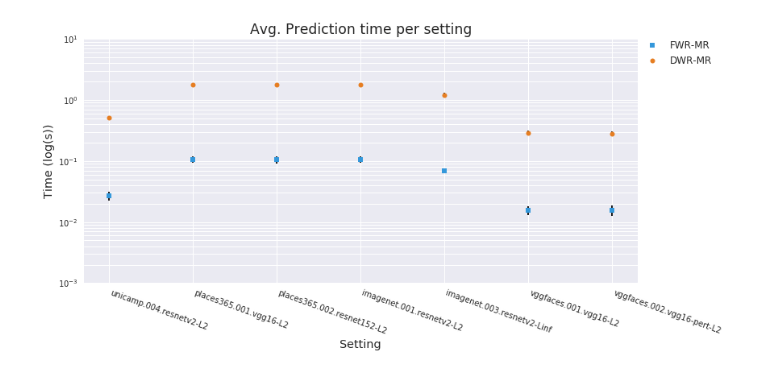
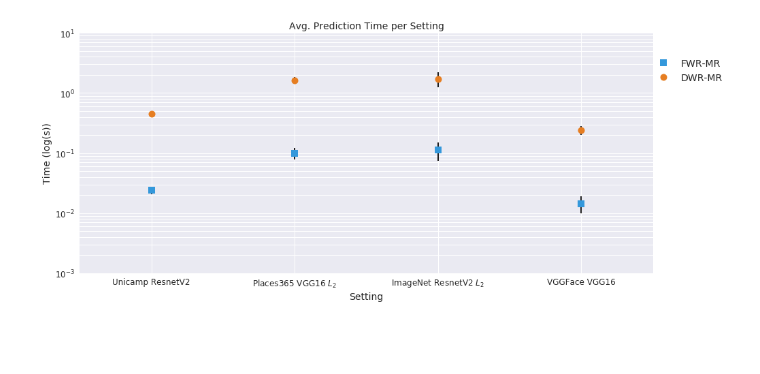
Before and after one commit to alberto-oliveira/ret-mr-learning, a Jupyter notebook: source/notebooks/stat-mr_timing.ipynb, the cells around one changed output. Saved outputs shown, nothing was run; the diff lists cells and outputs as text; code cells hidden in the pictures; blank space fills up the shorter version.

```diff
--- a/source/notebooks/stat-mr_timing.ipynb
+++ b/source/notebooks/stat-mr_timing.ipynb
@@ -92,16 +92,16 @@ for key in tqdm(key_order, desc='Key ', total=len(key_order)):
 #print(table_fwr['oxford_004'].std())
 # %%
 aux = ['unicamp_004',
-         'places365_001', 'places365_002',
-         'imagenet_001', 'imagenet_003',
-         'vggfaces_001', 'vggfaces_002']
+       'places365_001',
+       'imagenet_001',
+       'vggfaces_001',]
 
 fig, axes = plt.subplots(1)
 try:
     axes = axes.reshape(-1)
 except AttributeError:
     axes = [axes]
-fig.set_size_inches((12, 6))
+fig.set_size_inches((14, 6))
 
 top_lim = -1
 bot_lim = np.inf
@@ -128,7 +128,7 @@ if (y - s).min() < bot_lim:
     bot_lim = (y - s).min()*0.95
 
 ebar = axes[0].errorbar(x, y, yerr=s, xerr=None, capsize=100, ecolor='black', linestyle='',
-                        marker='s', markersize=6, color='#3498db', alpha=1.0)
+                        marker='s', markersize=10, color='#3498db', alpha=1.0)
 
 leg_handles.append(ebar[0])
 
@@ -140,38 +140,40 @@ for m in aux:
     s.append(table_dwr[m].std())
 
 y = np.array(y)
 s = np.array(s)
 
 if (y + s).max() > top_lim:
     top_lim = (y + s).max()*1.05
 if (y - s).min() < bot_lim:
     bot_lim = (y - s).min()*0.95
 
 ebar = axes[0].errorbar(x, y, yerr=s, xerr=None, capsize=100, ecolor='black', linestyle='',
-                        marker='o', markersize=6, color='#e67e22', alpha=1.0)
+                        marker='o', markersize=10, color='#e67e22', alpha=1.0)
 
 leg_handles.append(ebar[0])
 
 #leg_handles = [ebar['FWR-MR'][0], ebar['DWR-MR'][0]]
 #leg_labels = ['FWR-MR', 'DWR-MR']
 
 #axes[0].set_ylim(top=(y + s).max()*1.1, bottom=(y - s).min()*0.9)
 axes[0].set_ylim(top=10*1, bottom=10**-3)
+axes[0].set_xlim(left=x[0] - 0.5, right=x[-1] + 0.5)
 axes[0].set_xticks(x)
-axes[0].set_xticklabels(l, rotation=-20, ha="left")
+axes[0].set_xticklabels(l, rotation=0, ha="center", **dict(fontsize=12))
 
-axes[0].set_ylabel('Time (log(s))', **dict(fontsize='x-large'))
-axes[0].set_xlabel('Setting', **dict(fontsize='x-large'))
+axes[0].set_ylabel('Time (log(s))', **dict(fontsize=14))
+axes[0].set_xlabel('Setting', **dict(fontsize=14))
+axes[0].set_yticklabels(axes[0].get_yticklabels(), **dict(fontsize=12))
 
-axes[0].set_title('Avg. Prediction time per setting', **dict(fontsize='xx-large'))
+axes[0].set_title('Avg. Prediction Time per Setting', **dict(fontsize=14))
 
 
 plt.yscale('log', nonposy='clip')
 plt.grid(True, which="both")
 fig.legend(leg_handles, ['FWR-MR', 'DWR-MR'], fancybox=True, shadow=True, ncol=1,
-           fontsize='large', loc='center right', bbox_to_anchor=[0.98, 0.87])
+           fontsize=14, loc='center right', bbox_to_anchor=[1.01, 0.80])
 fig.tight_layout()
-plt.subplots_adjust(top=0.92)
+plt.subplots_adjust(right=0.90)
 plt.savefig('/home/alberto/phD/projects/performance_prediction/ret-mr-learning/results/thesis/timing/stat-mr_timing.pdf', dpi=300)
 # %% [output]
-[figure, old version]
+[figure, new version]
```
Also changed, not shown: 21 other files.
